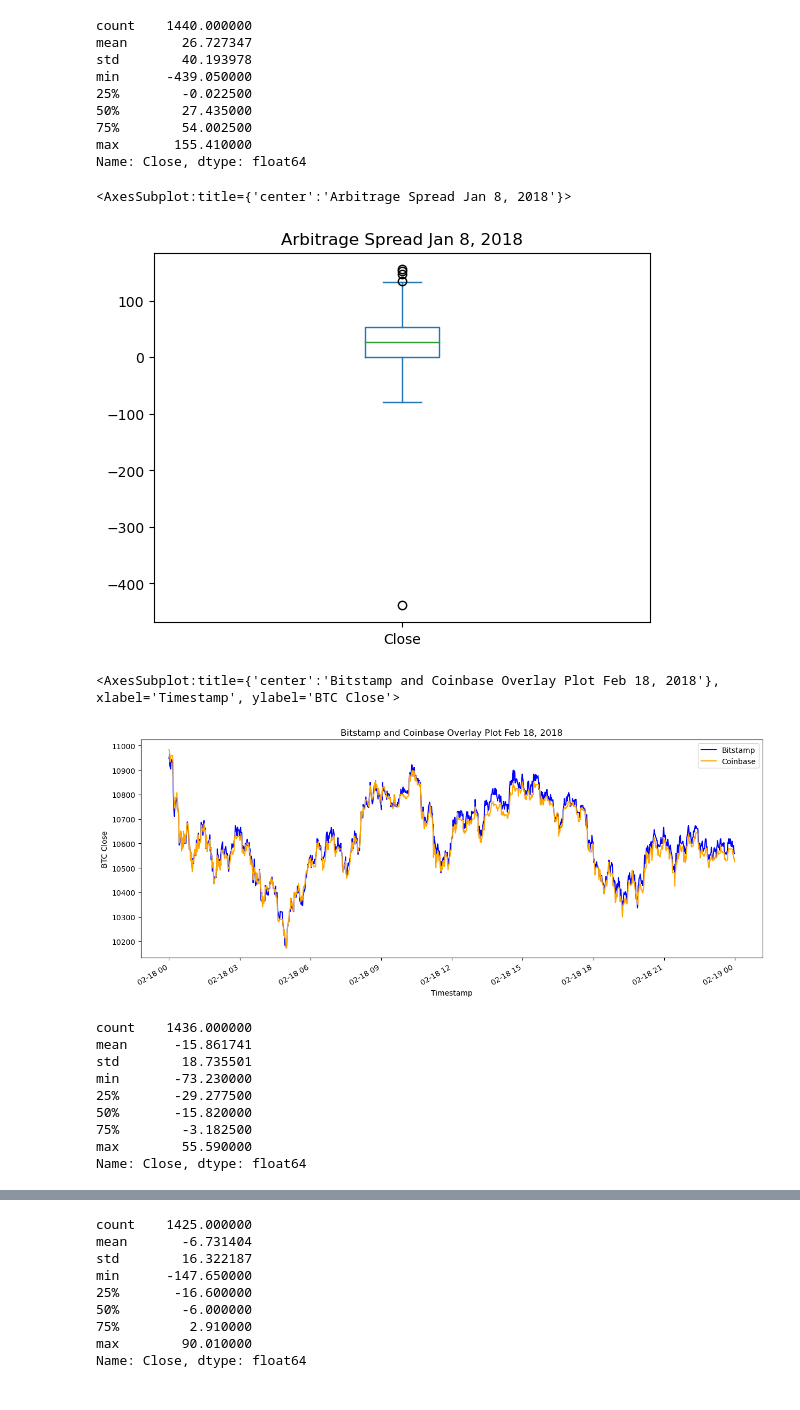
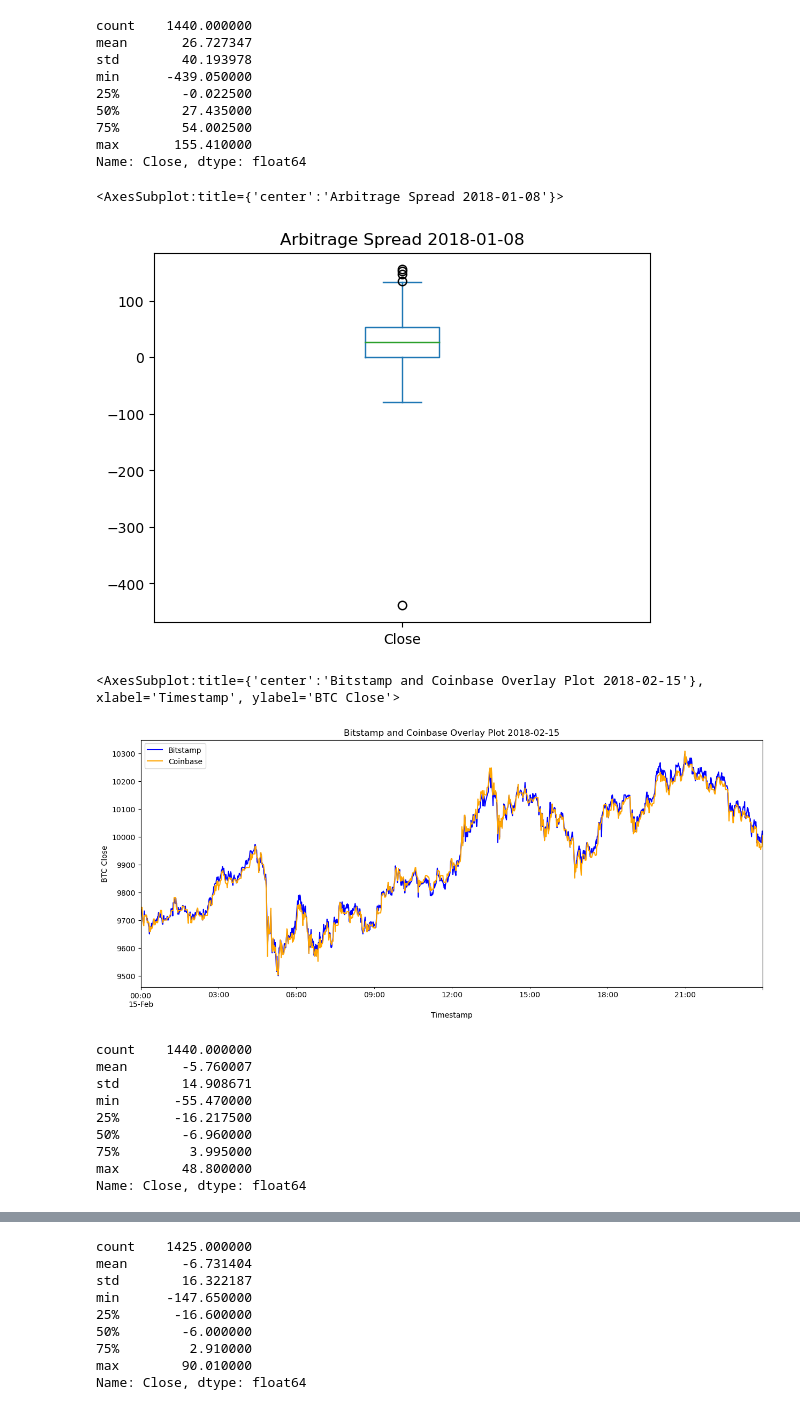
Before and after one commit to BorisDudkin/Fintech_Module3_Bitcoin_Arbitrage, a Jupyter notebook: crypto_arbitrage.ipynb, the cells around one changed output, grey strips where cells are left out. Cells and saved outputs as stored; diff of their text form; code cells hidden in the pictures.

Commit message:
dynamic date selection added in crypto_arbitrage

```diff
--- a/crypto_arbitrage.ipynb
+++ b/crypto_arbitrage.ipynb
@@ -487,6 +487,11 @@ Focus your analysis on specific dates by completing the following steps:
 1. Select three dates to evaluate for arbitrage profitability. Choose one date that’s early in the dataset, one from the middle of the dataset, and one from the later part of the time period.
 
 2. For each of the three dates, generate the summary statistics and then create a box plot. This big-picture view is meant to help you gain a better understanding of the data before you perform your arbitrage calculations. As you compare the data, what conclusions can you draw?
+# %%
+# defining three dates to zoom in into different periods within the sample
+early = '2018-01-08'
+middle = '2018-02-15'
+late = '2018-03-14'
 # %%
 # Create an overlay plot that visualizes the two dataframes over a period of one day early in the dataset.
 # Be sure that the plots include the parameters `legend`, `figsize`, `title`, `color` and `label`
@@ -514,34 +519,34 @@ max       155.410000
 Name: Close, dtype: float64
 # %%
 # Visualize the arbitrage spread from early in the dataset in a box plot
-arbitrage_spread_early.plot(kind="box", title = 'Arbitrage Spread Jan 8, 2018')
+arbitrage_spread_early.plot(kind="box", title = "Arbitrage Spread " + early)
 # %% [output]
-<AxesSubplot:title={'center':'Arbitrage Spread Jan 8, 2018'}>
+<AxesSubplot:title={'center':'Arbitrage Spread 2018-01-08'}>
-[figure, old version]
+[figure, new version]
 # %%
 # Create an overlay plot that visualizes the two dataframes over a period of one day from the middle of the dataset.
 # Be sure that the plots include the parameters `legend`, `figsize`, `title`, `color` and `label`
-bitstamp_sliced.loc['2018-02-18'].plot(legend=True, figsize=(15, 6), title="Bitstamp and Coinbase Overlay Plot Feb 18, 2018", color="blue", ylabel = "BTC Close", label="Bitstamp")
-coinbase_sliced.loc['2018-02-18'].plot(legend=True, figsize=(15, 6), color="orange", ylabel = "BTC Close", label="Coinbase")
+bitstamp_sliced.loc[middle].plot(legend=True, figsize=(15, 6), title="Bitstamp and Coinbase Overlay Plot " + middle, color="blue", ylabel = "BTC Close", label="Bitstamp")
+coinbase_sliced.loc[middle].plot(legend=True, figsize=(15, 6), color="orange", ylabel = "BTC Close", label="Coinbase")
 # %% [output]
-<AxesSubplot:title={'center':'Bitstamp and Coinbase Overlay Plot Feb 18, 2018'}, xlabel='Timestamp', ylabel='BTC Close'>
+<AxesSubplot:title={'center':'Bitstamp and Coinbase Overlay Plot 2018-02-15'}, xlabel='Timestamp', ylabel='BTC Close'>
-[figure, old version]
+[figure, new version]
 # %%
 # Using the date in the middle that you have selected, calculate the arbitrage spread
 # by subtracting the bitstamp lower closing prices from the coinbase higher closing prices
-arbitrage_spread_middle = coinbase_sliced.loc['2018-02-18'] - bitstamp_sliced.loc['2018-02-18']
+arbitrage_spread_middle = coinbase_sliced.loc[middle] - bitstamp_sliced.loc[middle]
 
 # Generate summary statistics
 arbitrage_spread_middle.describe()
 # %% [output]
-count    1436.000000
-mean      -15.861741
-std        18.735501
-min       -73.230000
-25%       -29.277500
-50%       -15.820000
-75%        -3.182500
-max        55.590000
+count    1440.000000
+mean       -5.760007
+std        14.908671
+min       -55.470000
+25%       -16.217500
+50%        -6.960000
+75%         3.995000
+max        48.800000
 Name: Close, dtype: float64
 # %%
 # Visualize the arbitrage spread from the middle of the dataset in a box plot
```
Also changed, not shown: parts of 21 cells of this notebook.
